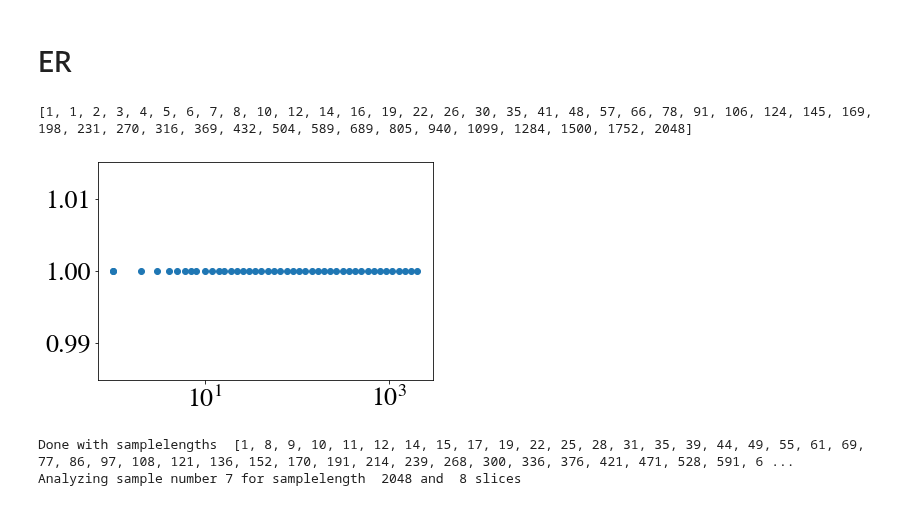
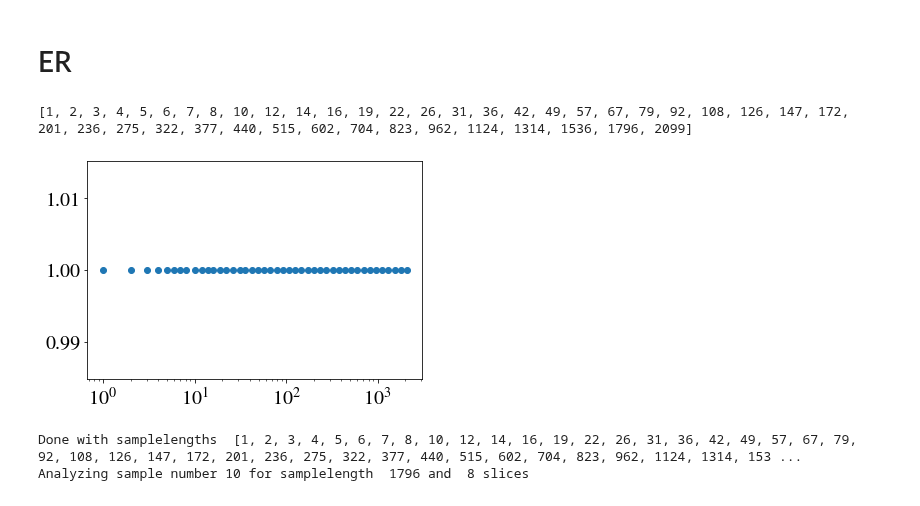
Before and after one commit to saemeon/SubTempNet, a Jupyter notebook: Simulations ER.ipynb, the cells around one changed output. Cells and saved outputs as stored; diff of their text form; code cells hidden in the pictures.

```diff
--- a/Simulations ER.ipynb
+++ b/Simulations ER.ipynb
@@ -25,17 +25,17 @@ objname = "ER_n100_p0001"
 STN= SubTempNet(filepath,objname,directed= False, init = False)
 # %%
 num = 50
-T = sorted([1]+list(set(np.logspace(np.log10(2048),np.log10(1), num, dtype = int))))
+T = sorted(list(set(np.logspace(np.log10(2100),np.log10(1), num, dtype = int))))
 print(T)
 plt.scatter(T, len(T)*[1])
 plt.xscale("log")
 # %% [output]
-[1, 1, 2, 3, 4, 5, 6, 7, 8, 10, 12, 14, 16, 19, 22, 26, 30, 35, 41, 48, 57, 66, 78, 91, 106, 124, 145, 169, 198, 231, 270, 316, 369, 432, 504, 589, 689, 805, 940, 1099, 1284, 1500, 1752, 2048]
+[1, 2, 3, 4, 5, 6, 7, 8, 10, 12, 14, 16, 19, 22, 26, 31, 36, 42, 49, 57, 67, 79, 92, 108, 126, 147, 172, 201, 236, 275, 322, 377, 440, 515, 602, 704, 823, 962, 1124, 1314, 1536, 1796, 2099]
-[figure, old version]
+[figure, new version]
 # %%
-STN.run(*T,  maxsamp = 30, minsamp = 5)
+STN.run(*T,  maxsamp = 50, minsamp = 10)
 # %% [output]
-Done with samplelengths  [1, 8, 9, 10, 11, 12, 14, 15, 17, 19, 22, 25, 28, 31, 35, 39, 44, 49, 55, 61, 69, 77, 86, 97, 108, 121, 136, 152, 170, 191, 214, 239, 268, 300, 336, 376, 421, 471, 528, 591, 6 ...
-Analyzing sample number 7 for samplelength  2048 and  8 slices
+Done with samplelengths  [1, 2, 3, 4, 5, 6, 7, 8, 10, 12, 14, 16, 19, 22, 26, 31, 36, 42, 49, 57, 67, 79, 92, 108, 126, 147, 172, 201, 236, 275, 322, 377, 440, 515, 602, 704, 823, 962, 1124, 1314, 153 ...
+Analyzing sample number 10 for samplelength  1796 and  8 slices
 # %%
 STN.save()
```
Also changed, not shown: parts of 5 cells of this notebook.
